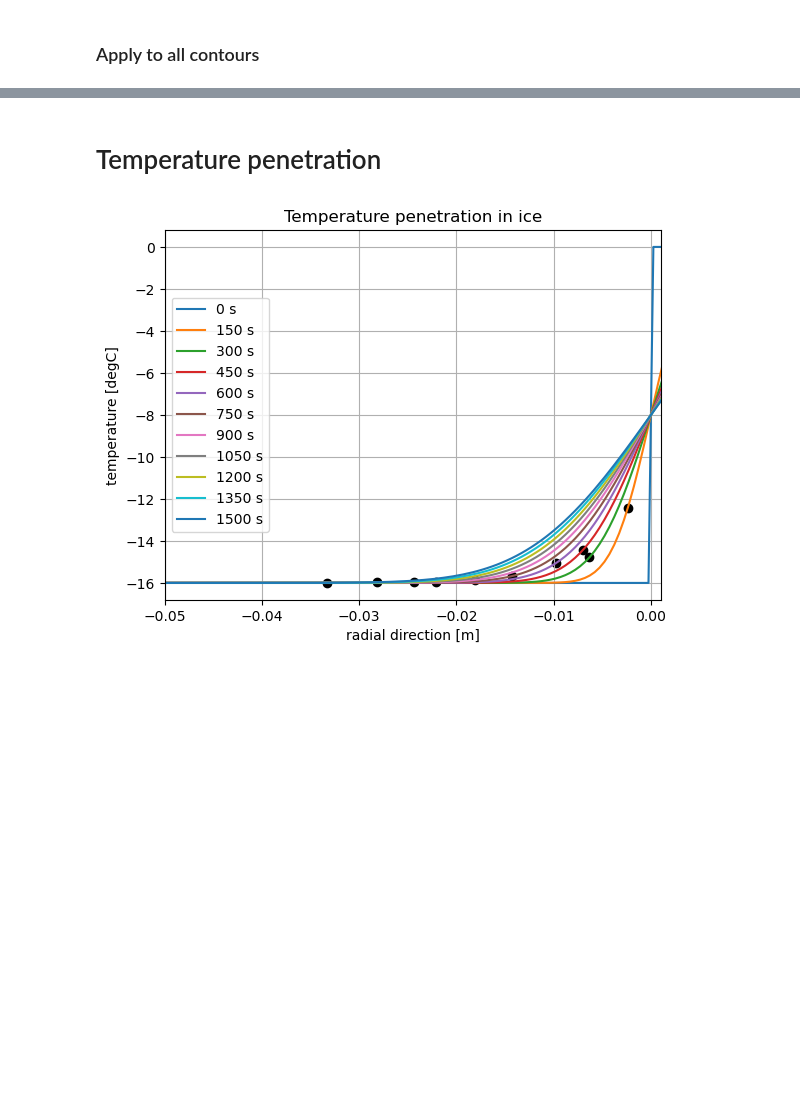
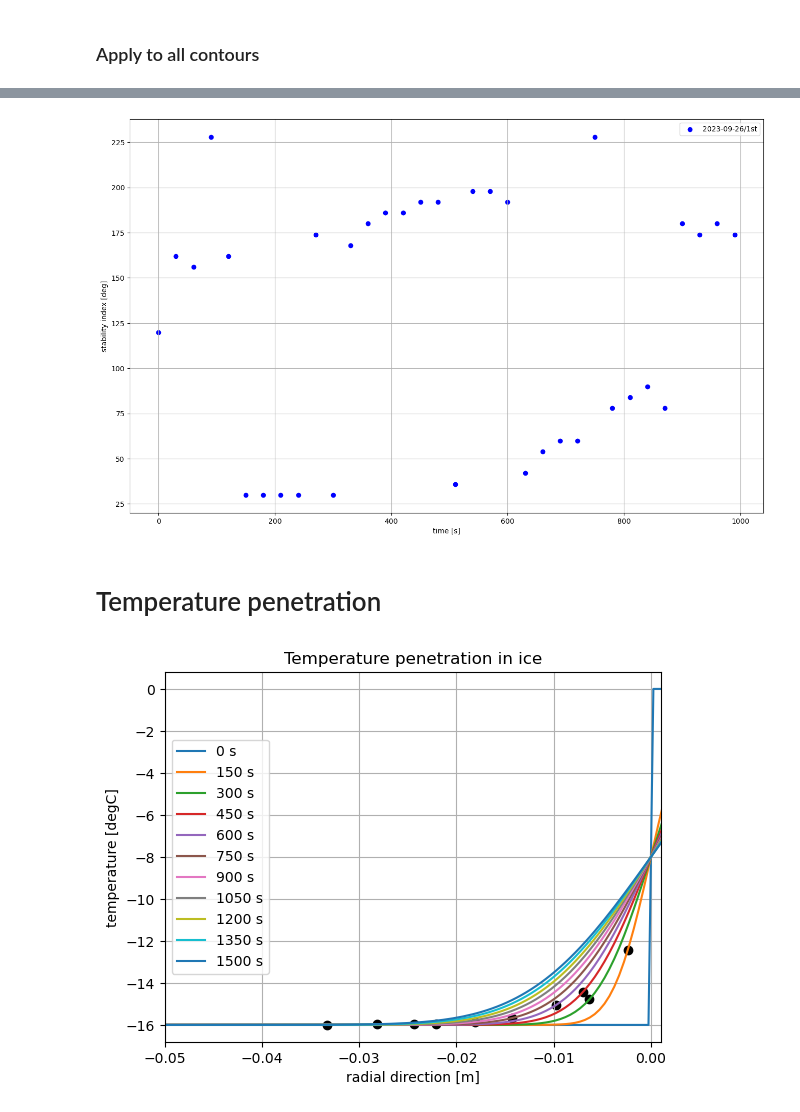
Before and after one commit to ebellincioni/floatingIce, a Jupyter notebook: 23-09-13_floating_dataAnalysis.ipynb, the cells around one changed output, grey strips where cells are left out. Saved outputs shown, nothing was run; the diff lists cells and outputs as text; code cells hidden in the pictures; blank space fills up the shorter version.

```diff
--- a/23-09-13_floating_dataAnalysis.ipynb
+++ b/23-09-13_floating_dataAnalysis.ipynb
@@ -428,3 +445,62 @@ plt.show()
+# %%
+directory = '/Users/edoardo/Library/CloudStorage/OneDrive-UniversityofTwente/floating/'
+cylinders = ['2023-09-26/1st']
+
+plt.figure(figsize=(16,10))
+
+for ic,cylinder in enumerate(cylinders):
+    dirContours = directory+cylinder+'/contours/'
+    contoursPATH = []
+    for contour in glob.glob(dirContours+'/*.csv'):
+        contoursPATH.append(contour)
+    contoursPATH = np.sort(contoursPATH)
+
+    radii = []
+    for it,contourPATH in enumerate(contoursPATH[::]):
+        contour = np.genfromtxt(contourPATH,dtype='float',delimiter=',')
+        if contour.shape[1]!=2: contour = contour.T
+        contour[:,1 ] = -contour[:,1] + 4000 # straighten y direction
+
+        angleStep = 6
+        stability = np.zeros((int(360/angleStep),2))
+
+        for i,angle in enumerate(np.arange(1,360,angleStep)):
+            com,_ = hydrostasy(contour,densityRatio=917/1005) ### CHANGE SALTY OR FRESH
+            rotatedCont = rotate(contour,[com.x,com.y],angle)
+            del com
+            com,cob = hydrostasy(rotatedCont,densityRatio=917/1005)  ### CHANGE SALTY OR FRESH
+            stability[i] = angle, com.x-cob.x
+
+        zero_crossings = np.where(np.diff(np.sign(stability[:,1])))[0]
+        index_zc = stability[zero_crossings,0]
+        unstablePointsAngles = []
+        for i in zero_crossings:
+            if np.gradient(stability[:,1])[i]>0:
+                unstablePointsAngles.append(stability[i,0])
+
+        # print(f'Stability index = {360-unstablePointsAngles[-1]+unstablePointsAngles[0]} degrees')
+        if ic ==0:
+            if it==0:
+                plt.scatter(30*it,360-unstablePointsAngles[-1]+unstablePointsAngles[0],c='blue',label=cylinder)
+            else:
+                plt.scatter(30*it,360-unstablePointsAngles[-1]+unstablePointsAngles[0],c='blue')
+        elif ic ==1:
+            if it==0:
+                plt.scatter(30*it,360-unstablePointsAngles[-1]+unstablePointsAngles[0],c='red',label=cylinder)
+            else:
+                plt.scatter(30*it,360-unstablePointsAngles[-1]+unstablePointsAngles[0],c='red')
+
+# draw rotation lines
+# for t in [12,28,42,63,69,81,96,113,131,150]:
+#    plt.vlines(t*10,25,375,colors='blue')
+
+plt.xlabel('time [s]')
+plt.ylabel('stability index [deg]')
+plt.grid()
+plt.legend()
+plt.show()
+# %% [output]
+[figure, added]
 # %% [markdown]
 # Temperature penetration
 # %%
```
Also changed, not shown: parts of 14 cells of this notebook, 1 other file.
